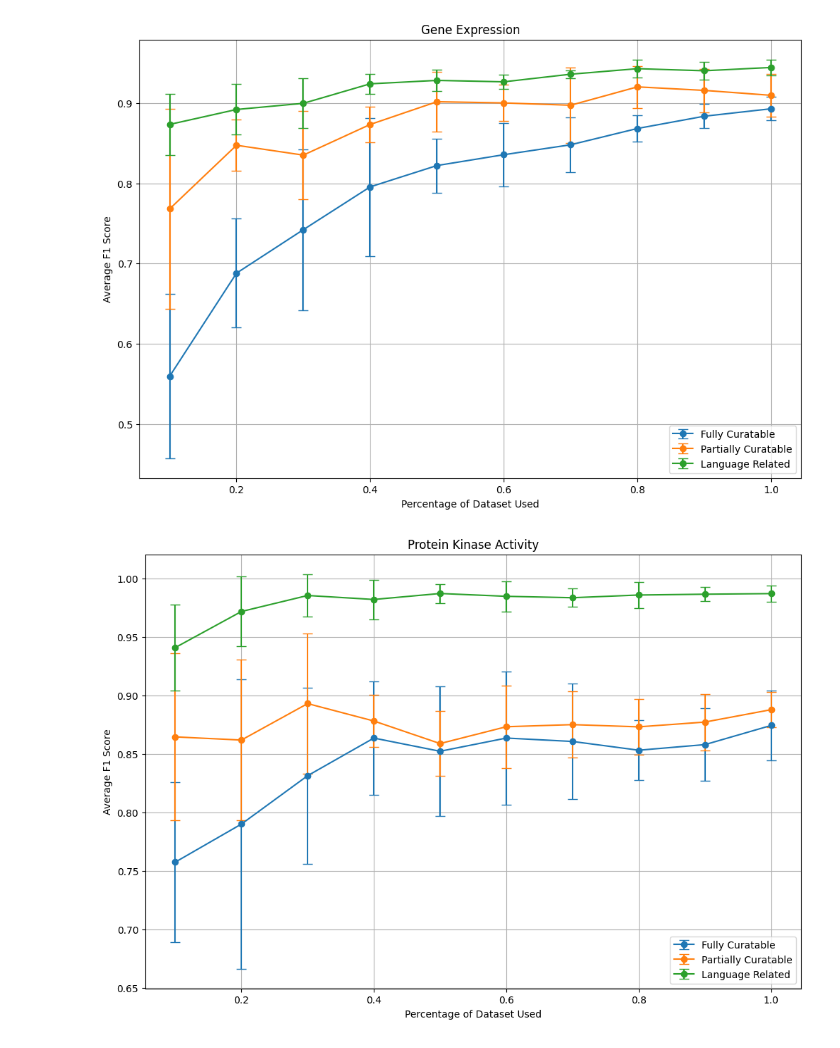
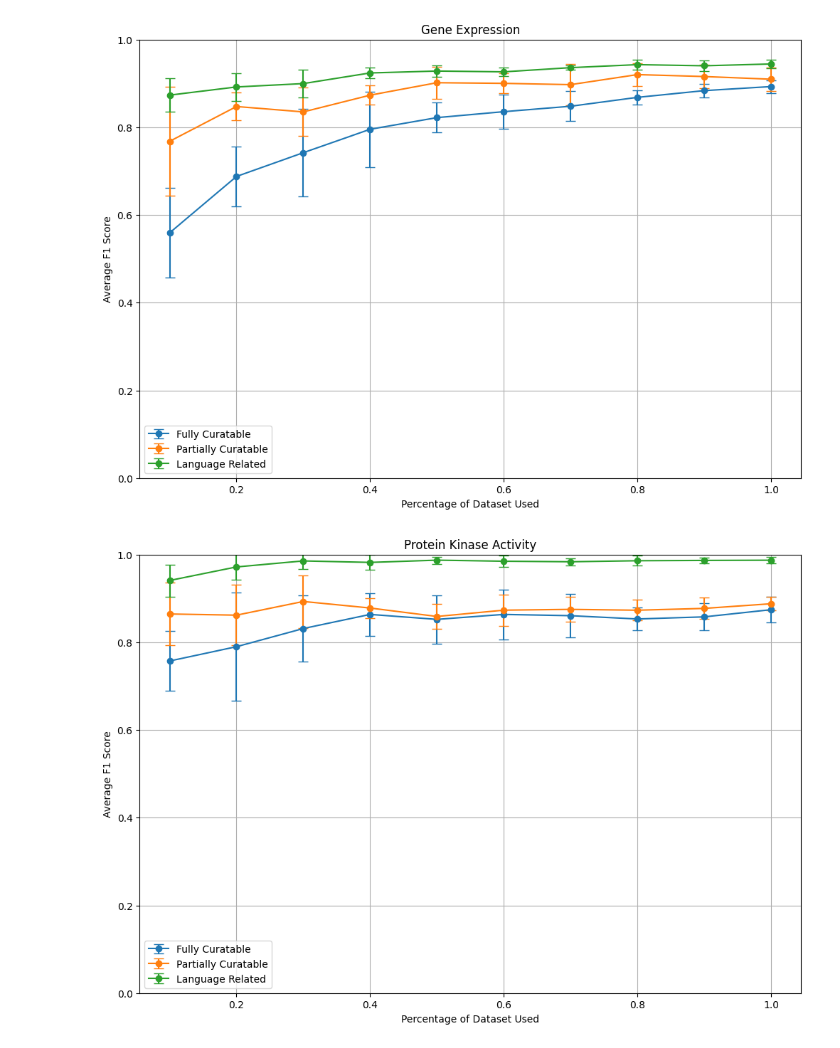
Before and after one commit to WormBase/curation-sentence-classification, a Jupyter notebook: notebooks/degradation analysis plots.ipynb, the cells around one changed output. Saved outputs shown, nothing was run; the diff lists cells and outputs as text; code cells hidden in the pictures.

```diff
--- a/notebooks/degradation analysis plots.ipynb
+++ b/notebooks/degradation analysis plots.ipynb
@@ -17,6 +17,7 @@ def plot_f1_scores(datasets, title):
 
     plt.xlabel('Percentage of Dataset Used')
     plt.ylabel('Average F1 Score')
+    plt.ylim(0, 1)  # Set the y-axis to start from 0 to 1
     plt.title(title)
     plt.legend()
     plt.grid(True)
@@ -26,35 +27,35 @@ def plot_f1_scores(datasets, title):
 base_url = 'http://textmining.textpresso.org/degradation/2024.12.05/destilled-data/'
 
 # Define directories and files
-dirs = {'e': 'Expression', 'k': 'Kinase Activity'}
+dirs = {'e': 'Gene Expression', 'k': 'Protein Kinase Activity'}
 files = {'fully': 'Fully Curatable', 'partially': 'Partially Curatable', 'language': 'Language Related'}
 
 # Placeholder for storing data
 expression_data = []
 kinase_activity_data = []
 
 # Define column names
 column_names = ['percentage', 'average_Fscore', 'STD']
 
 # Load data from each directory and file
 for dir_key, dir_name in dirs.items():
     for file_key, file_name in files.items():
         file_url = f'{base_url}{dir_key}/{file_key}'
         df = pd.read_csv(file_url, delim_whitespace=True, names=column_names, header=None)  # Specify column names and no header
         dataset = {
             'name': file_name,
             'data': df
         }
         if dir_key == 'e':
             expression_data.append(dataset)
         elif dir_key == 'k':
             kinase_activity_data.append(dataset)
 
-# Cell 4: Plot F1 scores for Expression data
+# Cell 4: Plot F1 scores for Gene Expression data
 plot_f1_scores(expression_data, 'Gene Expression')
 
-# Cell 5: Plot F1 scores for Kinase Activity data
+# Cell 5: Plot F1 scores for Protein Kinase Activity data
 plot_f1_scores(kinase_activity_data, 'Protein Kinase Activity')
 # %% [output]
-[figure, old version]
+[figure, new version]
-[figure, old version]
+[figure, new version]
```
